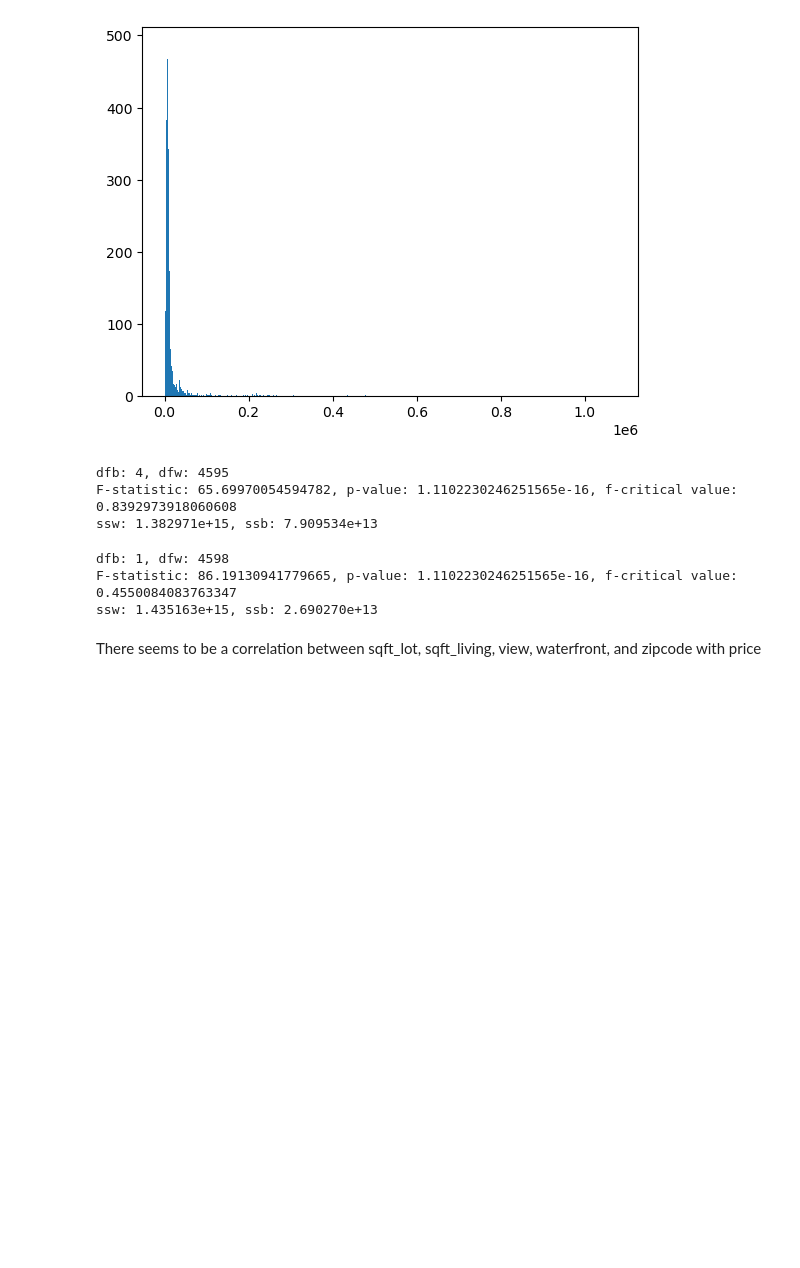
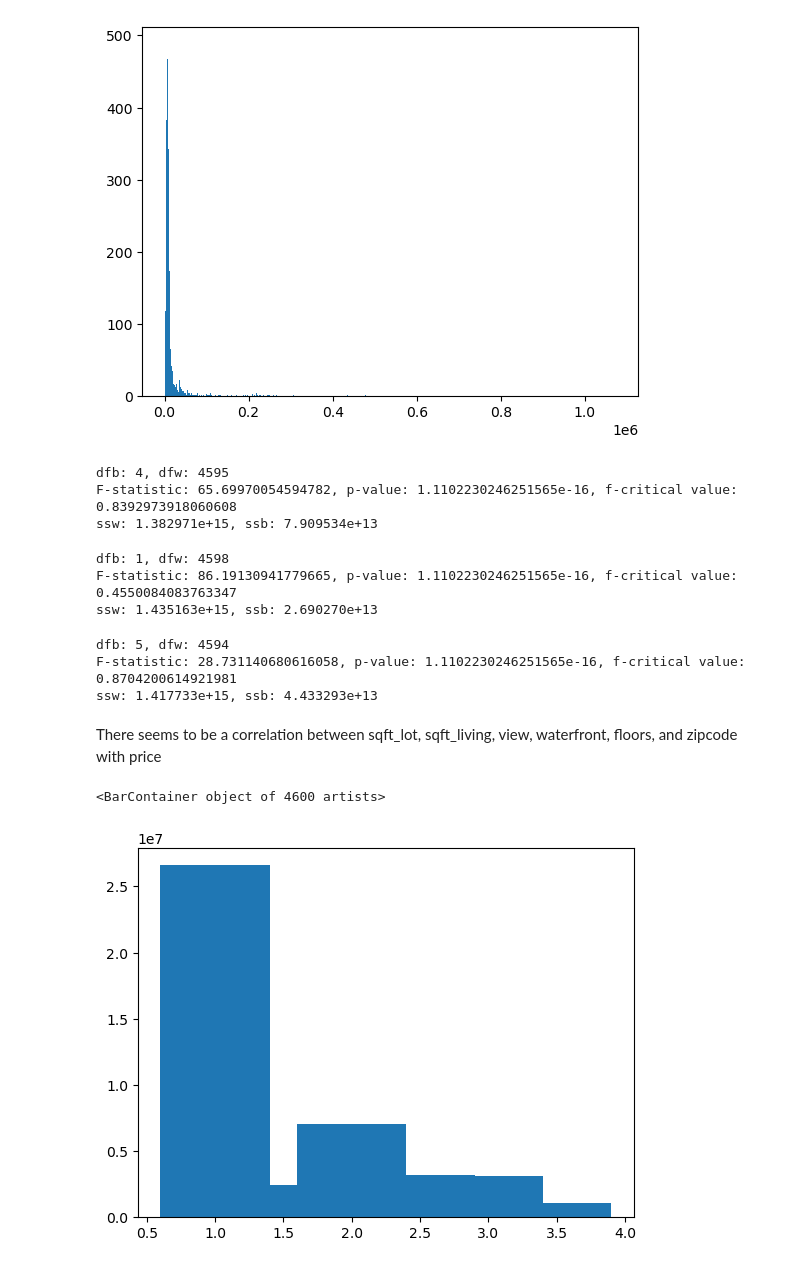
Before and after one commit to sreeharimr2005/housing_price_prediction, a Jupyter notebook: exploration.ipynb, the cells around one changed output. Drawn from its saved outputs; the diff is of its cells as text; code cells hidden in the pictures; blank space fills up the shorter version.

```diff
--- a/exploration.ipynb
+++ b/exploration.ipynb
@@ -462,5 +463,19 @@ print(f"dfb: {dfb}, dfw: {dfw}\nF-statistic: {f_stat}, p-value: {p_val}, f-criti
 dfb: 1, dfw: 4598
 F-statistic: 86.19130941779665, p-value: 1.1102230246251565e-16, f-critical value: 0.4550084083763347
 ssw: 1.435163e+15, ssb: 2.690270e+13
+# %%
+hd['floors'] = hd['floors'].apply(lambda x: str(x))
+
+f_stat, p_val, f_crit, ssw, ssb, dfb, dfw = anova("price ~  floors", hd)
+print(f"dfb: {dfb}, dfw: {dfw}\nF-statistic: {f_stat}, p-value: {p_val}, f-critical value: {f_crit}\nssw: {ssw:.6e}, ssb: {ssb:.6e}")
+# %% [output]
+dfb: 5, dfw: 4594
+F-statistic: 28.731140680616058, p-value: 1.1102230246251565e-16, f-critical value: 0.8704200614921981
+ssw: 1.417733e+15, ssb: 4.433293e+13
 # %% [markdown]
-There seems to be a correlation between sqft_lot, sqft_living, view, waterfront, and zipcode with price
+There seems to be a correlation between sqft_lot, sqft_living, view, waterfront, floors, and zipcode with price
+# %%
+plt.bar(hd['floors'], hd['price'])
+# %% [output]
+<BarContainer object of 4600 artists>
+[figure, added]
```
Also changed, not shown: parts of 17 cells of this notebook.
